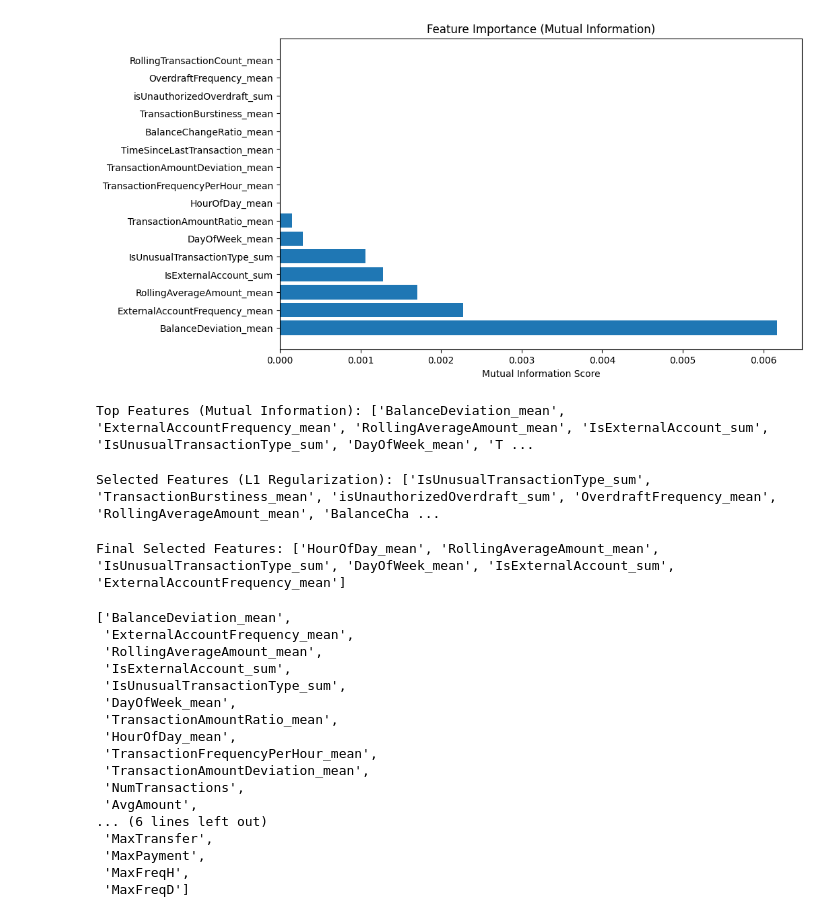
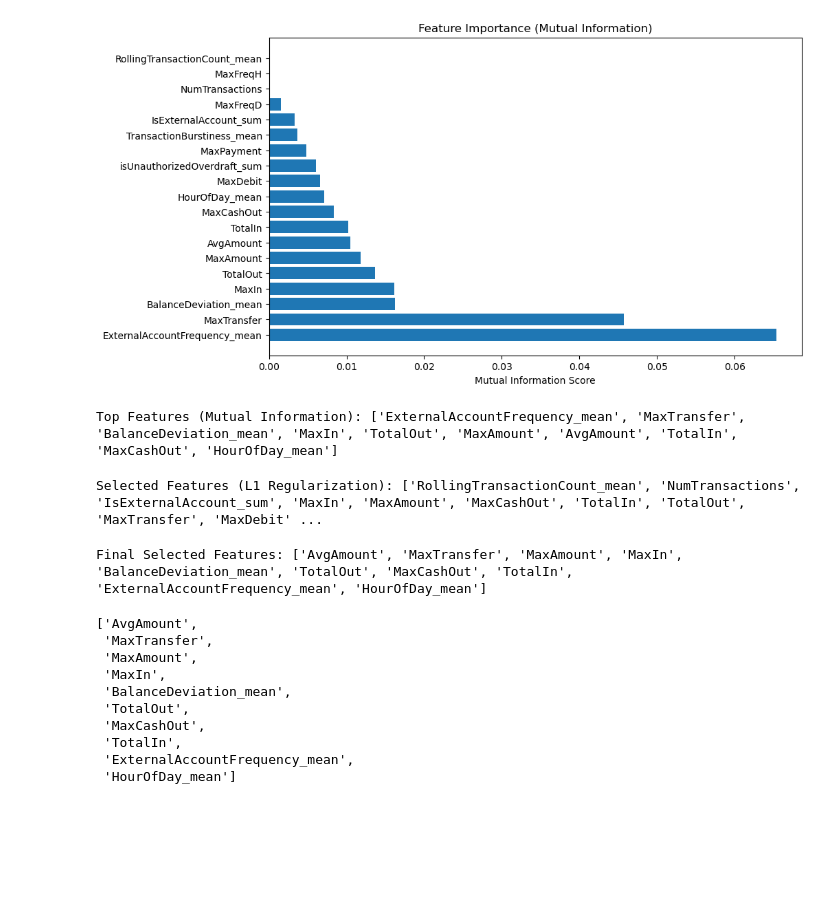
Before and after one commit to Harshithgowdasm/bbdc2025-SSH_ML, a Jupyter notebook: sampling_training.ipynb, the cells around one changed output. Drawn from its saved outputs; the diff is of its cells as text; code cells hidden in the pictures; blank space fills up the shorter version.

```diff
--- a/sampling_training.ipynb
+++ b/sampling_training.ipynb
@@ -120 +126,6 @@ RollingTransactionCount_mean        0
 dtype: int64
+# %%
+df_fea, df_val_fea, df_test_fea = preprocess_data.preprocess_and_extract_features()
+print("Training Data:", df_fea.head())
+print("Validation Data:", df_val_fea.head())
+print("Test Data:", df_test_fea.head())
@@ -121,31 +160,37 @@ dtype: int64
 # %%
 from sklearn.feature_selection import mutual_info_classif
 import matplotlib.pyplot as plt
 
+# df_fe3 = pd.merge(df_fe, df, on='AccountID', how='inner')
+X = df_fea.drop(columns=['AccountID','Fraudster'])
+y = df_fea['Fraudster']
 
-X = df_fe.drop(columns=['AccountID'])
-y = df_fea['Fraudster']
+x_val = df_val_fea.drop(columns=['AccountID','Fraudster'])
+y_val = df_val_fea['Fraudster']
+
+X_test = df_test_fea.drop(columns=['AccountID'])
+
 # Calculate Mutual Information scores
 mi_scores = mutual_info_classif(X, y)
 
 # Create a DataFrame to store feature names and their MI scores
 mi_df = pd.DataFrame({'Feature': X.columns, 'MI_Score': mi_scores})
 mi_df = mi_df.sort_values(by='MI_Score', ascending=False)
 
 # Plot the MI scores
 plt.figure(figsize=(10, 6))
 plt.barh(mi_df['Feature'], mi_df['MI_Score'])
 plt.xlabel('Mutual Information Score')
 plt.title('Feature Importance (Mutual Information)')
 plt.show()
 
 # Select top k features
 k = 10 # Number of top features to select
 top_features_mi = mi_df['Feature'][:k].tolist()
 print("Top Features (Mutual Information):", top_features_mi)
 # %% [output]
-[figure, old version]
+[figure, new version]
-Top Features (Mutual Information): ['BalanceDeviation_mean', 'ExternalAccountFrequency_mean', 'RollingAverageAmount_mean', 'IsExternalAccount_sum', 'IsUnusualTransactionType_sum', 'DayOfWeek_mean', 'T ...
+Top Features (Mutual Information): ['ExternalAccountFrequency_mean', 'MaxTransfer', 'BalanceDeviation_mean', 'MaxIn', 'TotalOut', 'MaxAmount', 'AvgAmount', 'TotalIn', 'MaxCashOut', 'HourOfDay_mean']
 # %%
 from sklearn.linear_model import LogisticRegression
 
@@ -166,38 +211,31 @@ coef_df = coef_df.sort_values(by='Coefficient', ascending=False)
 selected_features_l1 = coef_df[coef_df['Coefficient'] != 0]['Feature'].tolist()
 print("Selected Features (L1 Regularization):", selected_features_l1)
 # %% [output]
-Selected Features (L1 Regularization): ['IsUnusualTransactionType_sum', 'TransactionBurstiness_mean', 'isUnauthorizedOverdraft_sum', 'OverdraftFrequency_mean', 'RollingAverageAmount_mean', 'BalanceCha ...
+Selected Features (L1 Regularization): ['RollingTransactionCount_mean', 'NumTransactions', 'IsExternalAccount_sum', 'MaxIn', 'MaxAmount', 'MaxCashOut', 'TotalIn', 'TotalOut', 'MaxTransfer', 'MaxDebit' ...
 # %%
 # Combine selected features from all methods
-# selected_features = list(set(top_features_mi + selected_features_l1))
+selected_features = list(set(top_features_mi ))
 
 
 # Find common features between the two lists
-selected_features = list(set(top_features_mi).intersection(selected_features_l1))
+# selected_features = list(set(top_features_mi).intersection(selected_features_l1))
 print("Final Selected Features:", selected_features)
 # %% [output]
-Final Selected Features: ['HourOfDay_mean', 'RollingAverageAmount_mean', 'IsUnusualTransactionType_sum', 'DayOfWeek_mean', 'IsExternalAccount_sum', 'ExternalAccountFrequency_mean']
+Final Selected Features: ['AvgAmount', 'MaxTransfer', 'MaxAmount', 'MaxIn', 'BalanceDeviation_mean', 'TotalOut', 'MaxCashOut', 'TotalIn', 'ExternalAccountFrequency_mean', 'HourOfDay_mean']
 # %%
-selected_features = top_features_mi + x.columns.tolist()
+# selected_features = top_features_mi + x.columns.tolist()
 selected_features
 # %% [output]
-['BalanceDeviation_mean',
+['AvgAmount',
+ 'MaxTransfer',
+ 'MaxAmount',
+ 'MaxIn',
+ 'BalanceDeviation_mean',
+ 'TotalOut',
+ 'MaxCashOut',
+ 'TotalIn',
  'ExternalAccountFrequency_mean',
- 'RollingAverageAmount_mean',
- 'IsExternalAccount_sum',
- 'IsUnusualTransactionType_sum',
- 'DayOfWeek_mean',
- 'TransactionAmountRatio_mean',
- 'HourOfDay_mean',
- 'TransactionFrequencyPerHour_mean',
- 'TransactionAmountDeviation_mean',
- 'NumTransactions',
- 'AvgAmount',
-... (6 lines left out)
- 'MaxTransfer',
- 'MaxPayment',
- 'MaxFreqH',
- 'MaxFreqD']
+ 'HourOfDay_mean']
 # %%
 # Select columns from the DataFrame
 df_fea_con = df_fea[selected_features + ['AccountID', 'Fraudster']]
```
Also changed, not shown: parts of 30 cells of this notebook, 10 other files.
